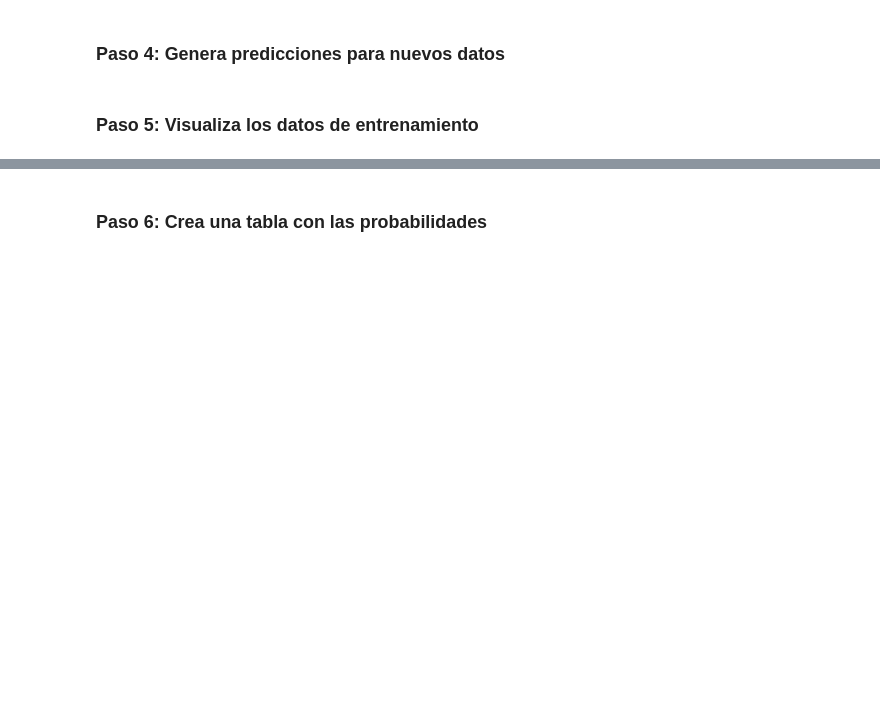
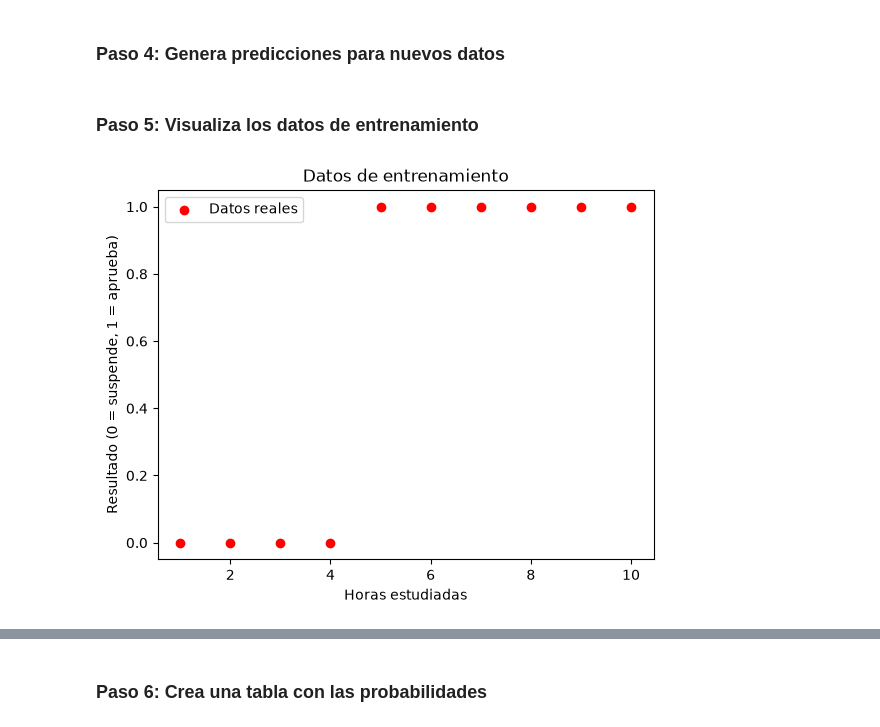
Before and after one commit to damcb1/IA-Workshop-Modelos-Clasificacion, a Jupyter notebook: ejemplo_regresion_logistica.ipynb, the cells around one changed output, grey strips where cells are left out. Saved outputs shown, nothing was run; the diff lists cells and outputs as text; code cells hidden in the pictures; blank space fills up the shorter version.

Commit message:
Complete logistic regression notebook and update .gitignore

```diff
--- a/ejemplo_regresion_logistica.ipynb
+++ b/ejemplo_regresion_logistica.ipynb
@@ -25,6 +29,10 @@
 # 0 = No aprobó, 1 = Aprobó
 
 # Tu código aquí:
+# Feature (X)
+horas_estudiadas = np.arange(1, 11)
+# Target (y)
+resultado_examen = np.array([0, 0, 0, 0, 1, 1, 1, 1, 1, 1])
 # %% [markdown]
 ### Paso 3: Entrena el modelo
 # %%
@@ -33,3 +41,6 @@
 # Recuerda hacer reshape(-1, 1) a horas_estudiadas para convertirlo en una matriz columna
 
 # Tu código aquí:
+modelo = LogisticRegression()
+
+modelo.fit(horas_estudiadas.reshape(-1, 1), resultado_examen)
@@ -46,10 +62,18 @@
 # %%
 # Crea un gráfico de dispersión con plt.scatter()
 # Eje X: horas_estudiadas, Eje Y: resultado_examen, Color: 'red', Label: 'Datos reales'
 # Agrega etiquetas a los ejes y título
 # Agrega leyenda y muestra el gráfico
 
 # Tu código aquí:
+plt.scatter(horas_estudiadas, resultado_examen, color='red', label='Datos reales')
+plt.xlabel('Horas estudiadas')
+plt.ylabel('Resultado (0 = suspende, 1 = aprueba)')
+plt.title('Datos de entrenamiento')
+plt.legend()
+plt.show()
+# %% [output]
+[figure, added]
 # %%
 # Crea el mismo gráfico de dispersión de arriba
 # Agrega una línea con plt.plot() usando horas_nuevas y probabilidades
```
Also changed, not shown: parts of 13 cells of this notebook, 1 other file.
